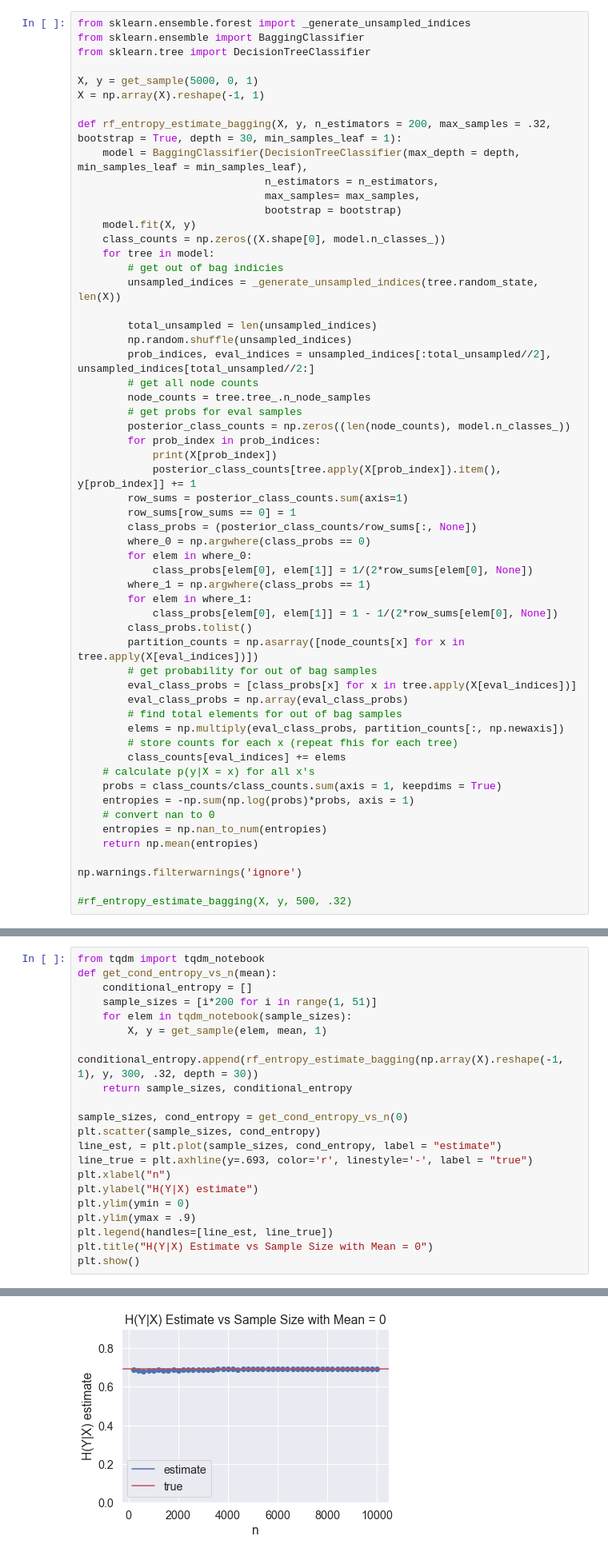
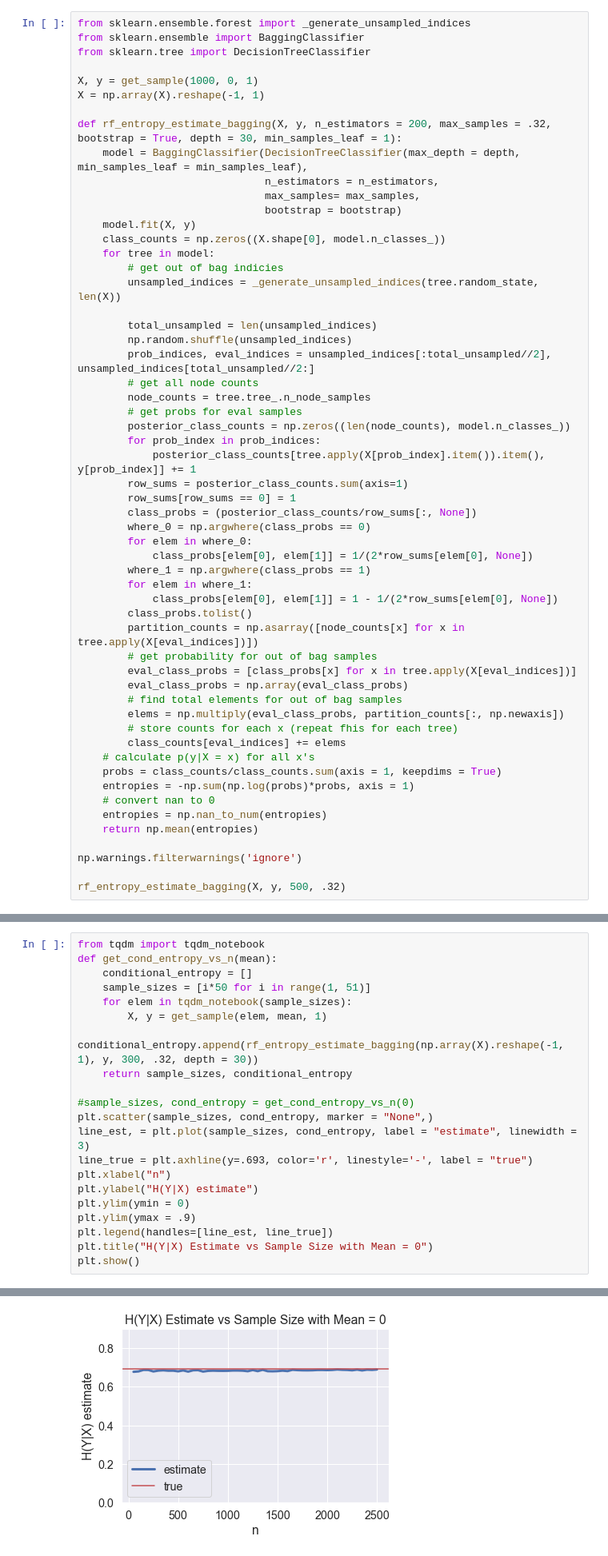
Before and after one commit to rguo123/conditional_entropy_forests, a Jupyter notebook: Honest Sampling + pushing away from boundary plots.ipynb, the cells around one changed output, grey strips where cells are left out. Shown at 80% size. Cells and saved outputs as stored; diff of their text form.

```diff
--- a/Honest Sampling + pushing away from boundary plots.ipynb
+++ b/Honest Sampling + pushing away from boundary plots.ipynb
@@ -40,7 +40,7 @@ from sklearn.ensemble.forest import _generate_unsampled_indices
 from sklearn.ensemble import BaggingClassifier
 from sklearn.tree import DecisionTreeClassifier
 
-X, y = get_sample(5000, 0, 1)
+X, y = get_sample(1000, 0, 1)
 X = np.array(X).reshape(-1, 1)
 
 def rf_entropy_estimate_bagging(X, y, n_estimators = 200, max_samples = .32, bootstrap = True, depth = 30, min_samples_leaf = 1):
@@ -62,8 +62,7 @@ def rf_entropy_estimate_bagging(X, y, n_estimators = 200, max_samples = .32, boo
         # get probs for eval samples
         posterior_class_counts = np.zeros((len(node_counts), model.n_classes_))
         for prob_index in prob_indices:
-            print(X[prob_index])
-            posterior_class_counts[tree.apply(X[prob_index]).item(), y[prob_index]] += 1
+            posterior_class_counts[tree.apply(X[prob_index].item()).item(), y[prob_index]] += 1
         row_sums = posterior_class_counts.sum(axis=1)
         row_sums[row_sums == 0] = 1
         class_probs = (posterior_class_counts/row_sums[:, None])
@@ -91,4 +90,4 @@ def rf_entropy_estimate_bagging(X, y, n_estimators = 200, max_samples = .32, boo
 
 np.warnings.filterwarnings('ignore')
 
-#rf_entropy_estimate_bagging(X, y, 500, .32)
+rf_entropy_estimate_bagging(X, y, 500, .32)
@@ -96,15 +97,15 @@ np.warnings.filterwarnings('ignore')
 from tqdm import tqdm_notebook
 def get_cond_entropy_vs_n(mean):
     conditional_entropy = []
-    sample_sizes = [i*200 for i in range(1, 51)]
+    sample_sizes = [i*50 for i in range(1, 51)]
     for elem in tqdm_notebook(sample_sizes):
         X, y = get_sample(elem, mean, 1)
         conditional_entropy.append(rf_entropy_estimate_bagging(np.array(X).reshape(-1, 1), y, 300, .32, depth = 30))
     return sample_sizes, conditional_entropy
 
-sample_sizes, cond_entropy = get_cond_entropy_vs_n(0)
-plt.scatter(sample_sizes, cond_entropy)
-line_est, = plt.plot(sample_sizes, cond_entropy, label = "estimate")
+#sample_sizes, cond_entropy = get_cond_entropy_vs_n(0)
+plt.scatter(sample_sizes, cond_entropy, marker = "None",)
+line_est, = plt.plot(sample_sizes, cond_entropy, label = "estimate", linewidth = 3)
 line_true = plt.axhline(y=.693, color='r', linestyle='-', label = "true")
 plt.xlabel("n")
 plt.ylabel("H(Y|X) estimate")
@@ -118,4 +118,4 @@ plt.show()
-[figure, old version]
+[figure, new version]
 # %%
 from tqdm import tqdm_notebook
 def get_cond_entropy_vs_n(mean):
```
Also changed, not shown: parts of 8 cells of this notebook, 8 other files.
